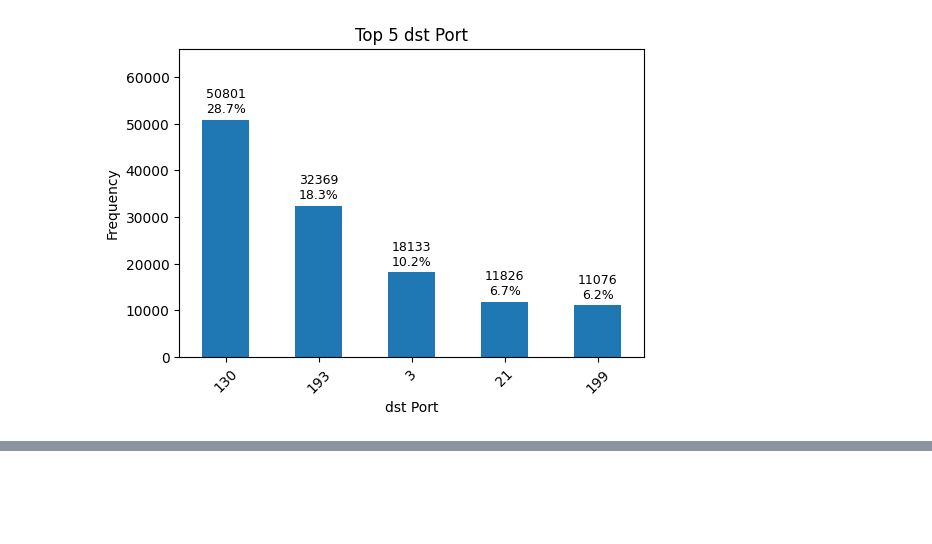
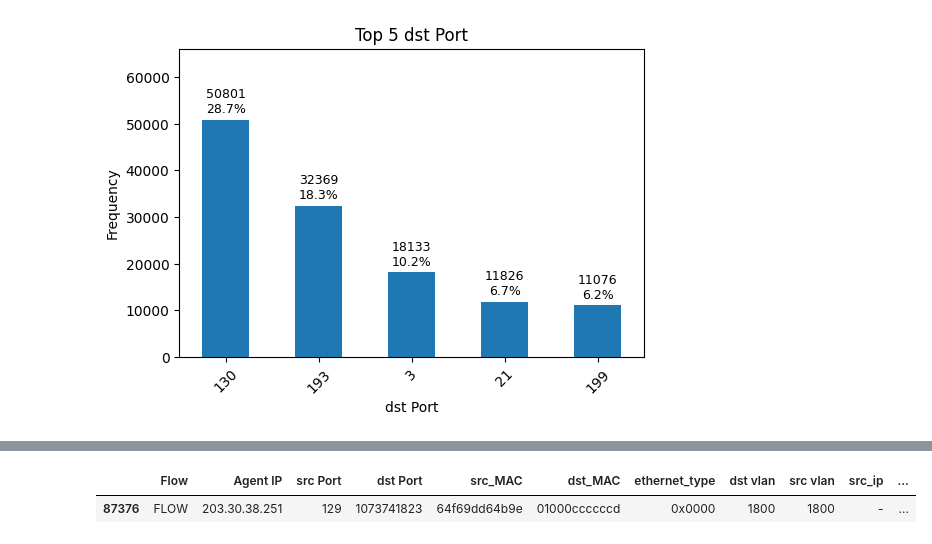
Before and after one commit to KyeYongChoo/SC2008-Computer-Networks-Lab-4, a Jupyter notebook: SCSA_ChooKyeYong.ipynb, the cells around one changed output, grey strips where cells are left out. Cells and saved outputs as stored; diff of their text form; code cells hidden in the pictures; blank space fills up the shorter version.

```diff
--- a/SCSA_ChooKyeYong.ipynb
+++ b/SCSA_ChooKyeYong.ipynb
@@ -333,0 +490,12 @@ display(pd.DataFrame([data]))
+# %%
+# Investigating funny src_ip = "-" and dst_ip = "-"
+
+no_ip_df = df_data_2[
+    (df_data_2["src_ip"] == "-") &
+    (df_data_2["dst_ip"] == "-")
+]
+display(no_ip_df)
+# well i guess its just that one singular transmission??
+# %% [output]
+|  | Flow | Agent IP | src Port | dst Port | src_MAC | dst_MAC | ethernet_type | dst vlan | src vlan | src_ip | ... |
+| 87376 | FLOW | 203.30.38.251 | 129 | 1073741823 | 64f69dd64b9e | 01000ccccccd | 0x0000 | 1800 | 1800 | - | ... |
```
Also changed, not shown: parts of 19 cells of this notebook.
